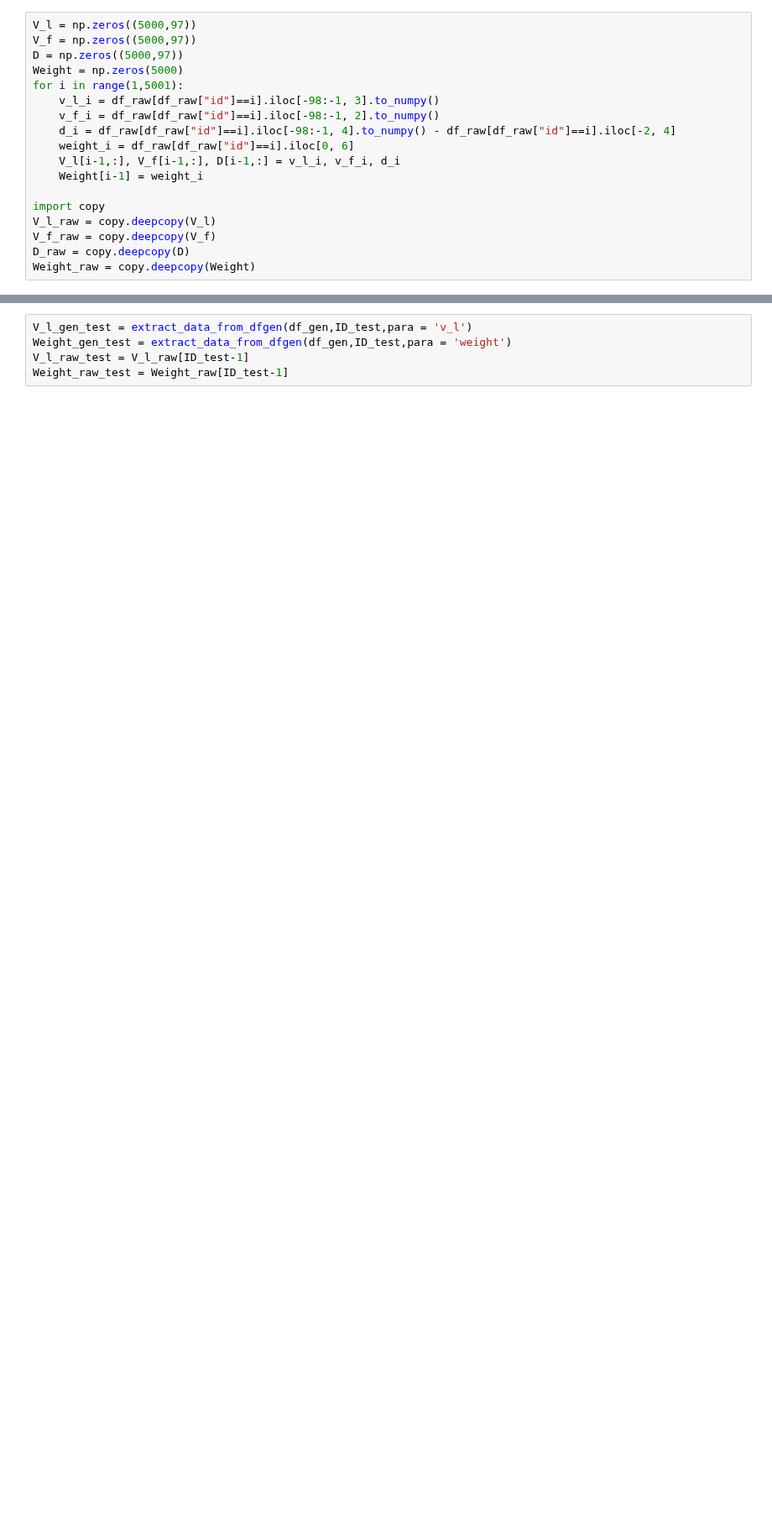
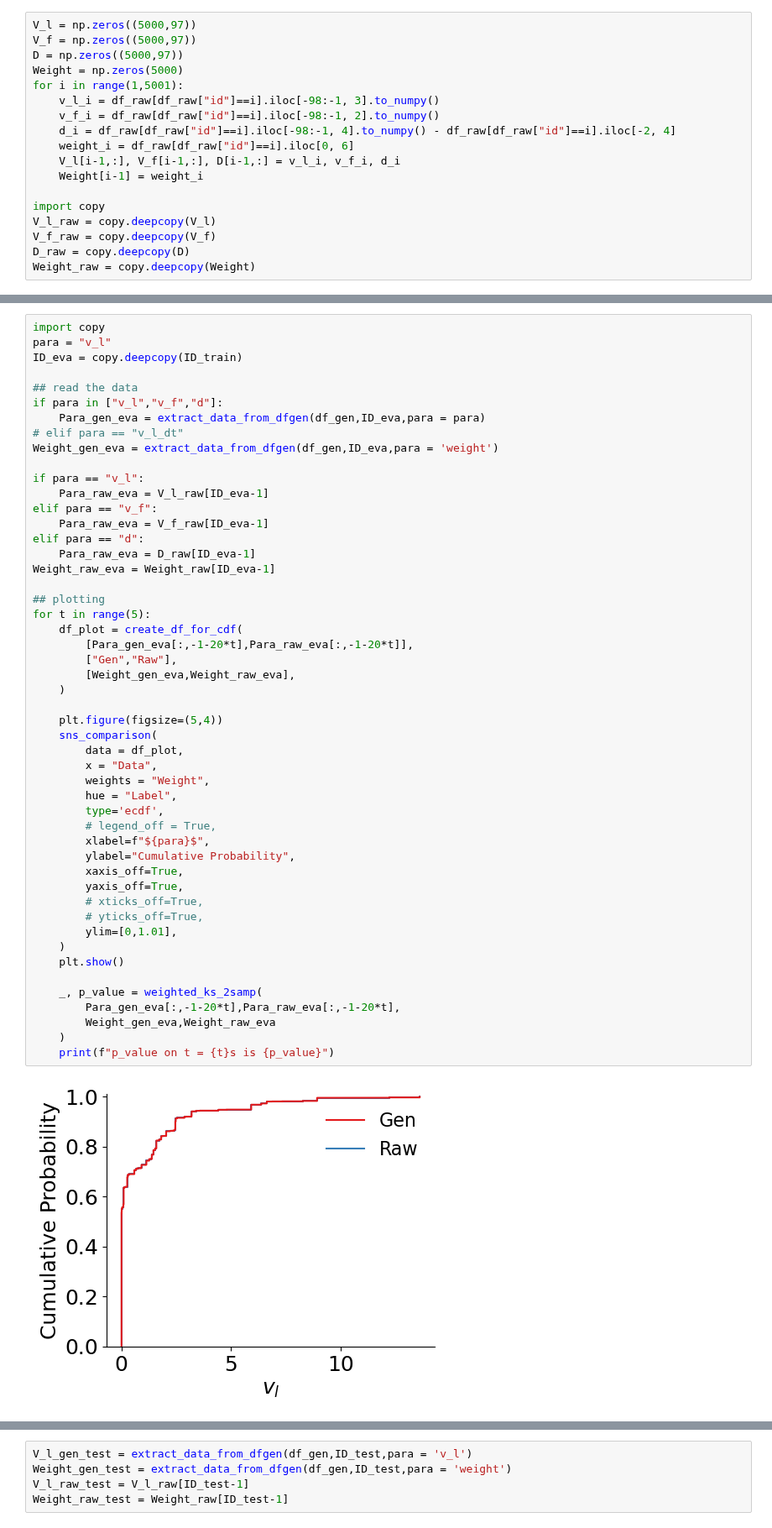
Before and after one commit to ShawnZhaoMX/RearEndCrashGeneration, a Jupyter notebook: Evaluation.ipynb, the cells around one changed output, grey strips where cells are left out. Shown at 84% size. Drawn from its saved outputs; the diff is of its cells as text; blank space fills up the shorter version.

```diff
--- a/Evaluation.ipynb
+++ b/Evaluation.ipynb
@@ -125,0 +48,52 @@ plt.show()
+# %%
+import copy
+para = "v_l"
+ID_eva = copy.deepcopy(ID_train)
+
+## read the data
+if para in ["v_l","v_f","d"]:
+    Para_gen_eva = extract_data_from_dfgen(df_gen,ID_eva,para = para)
+# elif para == "v_l_dt"
+Weight_gen_eva = extract_data_from_dfgen(df_gen,ID_eva,para = 'weight')
+
+if para == "v_l":
+    Para_raw_eva = V_l_raw[ID_eva-1]
+elif para == "v_f":
+    Para_raw_eva = V_f_raw[ID_eva-1]
+elif para == "d":
+    Para_raw_eva = D_raw[ID_eva-1]
+Weight_raw_eva = Weight_raw[ID_eva-1]
+
+## plotting
+for t in range(5):
+    df_plot = create_df_for_cdf(
+        [Para_gen_eva[:,-1-20*t],Para_raw_eva[:,-1-20*t]],
+        ["Gen","Raw"],
+        [Weight_gen_eva,Weight_raw_eva],
+    )
+
+    plt.figure(figsize=(5,4))
+    sns_comparison(
+        data = df_plot,
+        x = "Data",
+        weights = "Weight",
+        hue = "Label",
+        type='ecdf',
+        # legend_off = True,
+        xlabel=f"${para}$",
+        ylabel="Cumulative Probability",
+        xaxis_off=True,
+        yaxis_off=True,
+        # xticks_off=True,
+        # yticks_off=True,
+        ylim=[0,1.01],
+    )
+    plt.show()
+
+    _, p_value = weighted_ks_2samp(
+        Para_gen_eva[:,-1-20*t],Para_raw_eva[:,-1-20*t],
+        Weight_gen_eva,Weight_raw_eva
+    )
+    print(f"p_value on t = {t}s is {p_value}")
+# %% [output]
+[figure, added]
```
Also changed, not shown: parts of 9 cells of this notebook.
